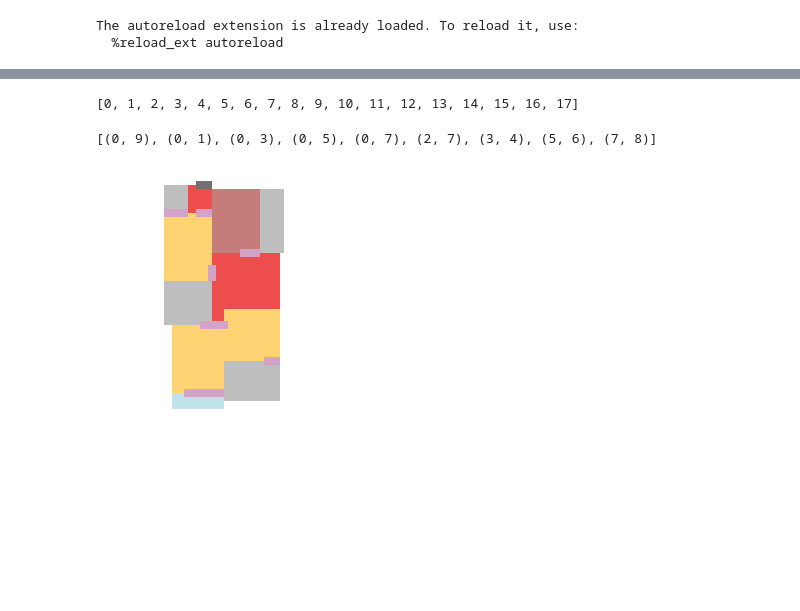
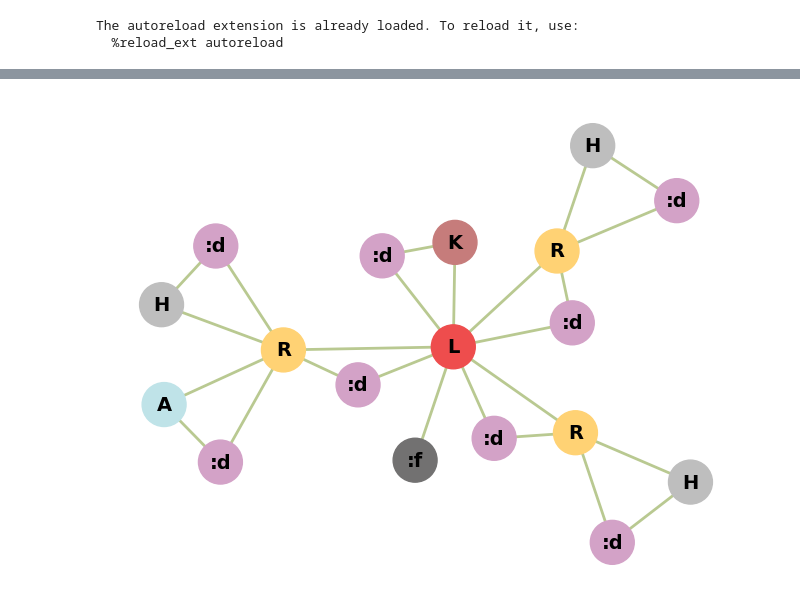
Before and after one commit to enix403/houseganpp, a Jupyter notebook: _big_vis_sample.ipynb, the cells around one changed output, grey strips where cells are left out. Drawn from its saved outputs; the diff is of its cells as text; code cells hidden in the pictures; blank space fills up the shorter version.

```diff
--- a/_big_vis_sample.ipynb
+++ b/_big_vis_sample.ipynb
@@ -141,11 +53,0 @@ nodes
-# %%
-[n.idx for n in G.nodes]
-# %% [output]
-[0, 1, 2, 3, 4, 5, 6, 7, 8, 9, 10, 11, 12, 13, 14, 15, 16, 17]
-# %%
-edges = [(a.idx, b.idx) for a, b in G.edges]
-print(edges)
-# %% [output]
-[(0, 9), (0, 1), (0, 3), (0, 5), (0, 7), (2, 7), (3, 4), (5, 6), (7, 8)]
-# %%
-g = LayoutGraph(nodes, edges)
@@ -154,4 +54,4 @@ masks = generate_plan(g, num_iters=25)
-# %%
-draw_plan(masks, g.nodes)
-# %% [output]
-[figure, removed]
+# %%
+g.draw()
+# %% [output]
+[figure, added]
```
Also changed, not shown: parts of 6 cells of this notebook, 2 other files.
